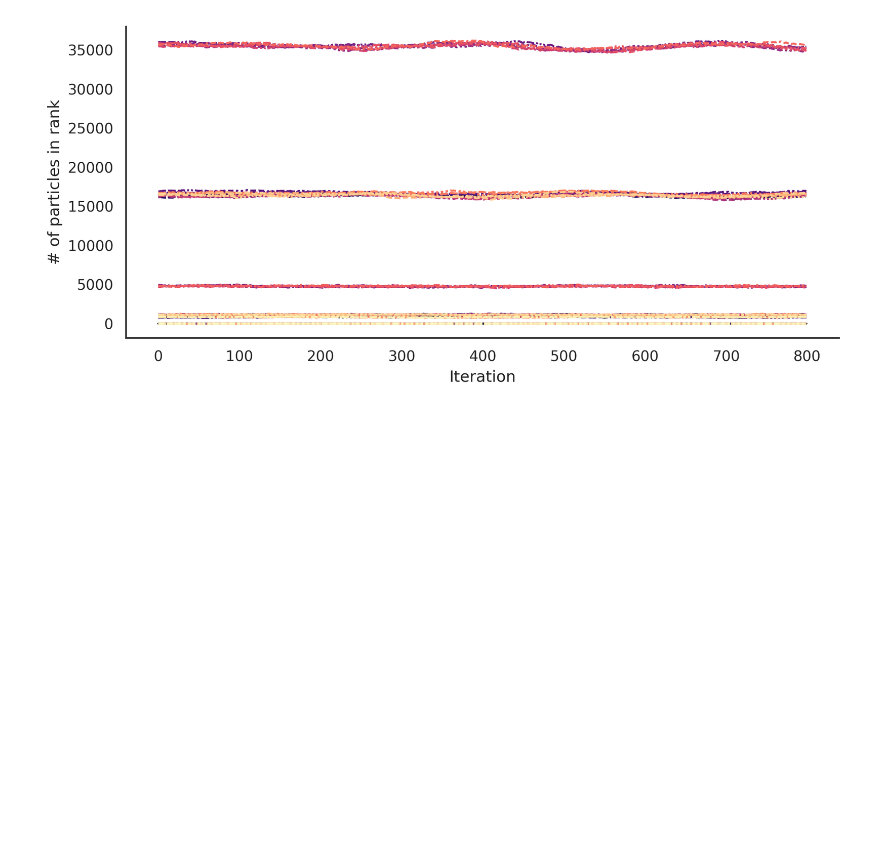
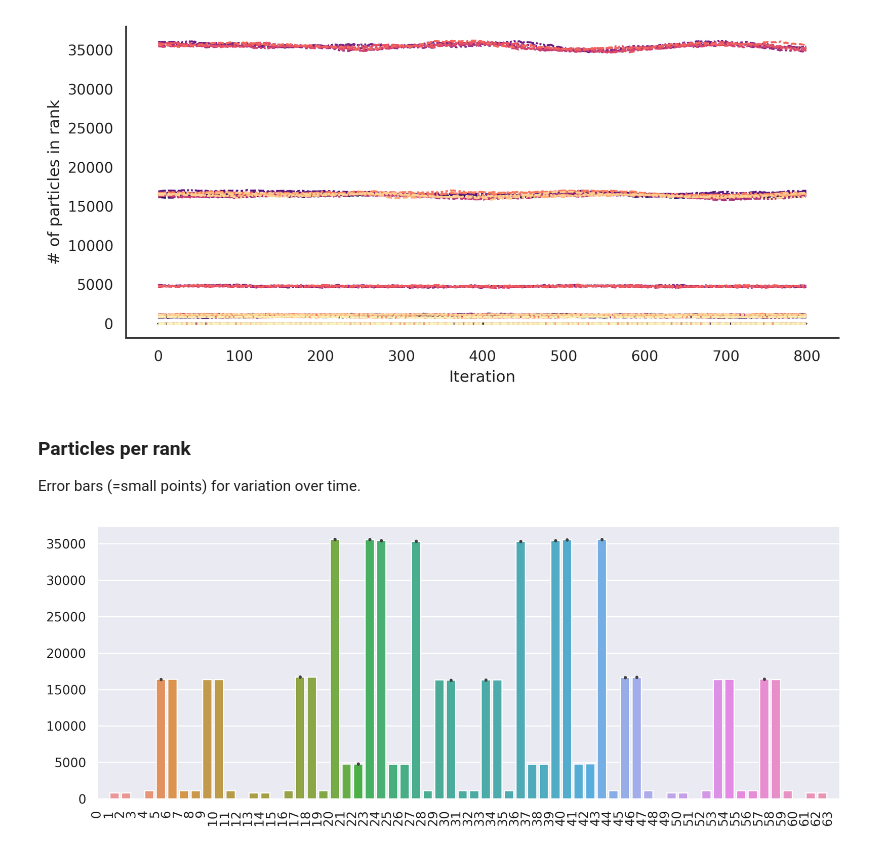
Before and after one commit to esa/LADDS, a Jupyter notebook: notebooks/MPI Rank Traversal Analysis.ipynb, the cells around one changed output. Drawn from its saved outputs; the diff is of its cells as text; code cells hidden in the pictures; blank space fills up the shorter version.

```diff
--- a/notebooks/MPI Rank Traversal Analysis.ipynb
+++ b/notebooks/MPI Rank Traversal Analysis.ipynb
@@ -106,3 +102,16 @@ plt.gcf().set_dpi(300)
 sns.set()
 # %% [output]
 [figure]
+# %% [markdown]
+### Particles per rank
+Error bars (=small points) for variation over time.
+# %%
+data = np.transpose(rank_load)
+ax = sns.barplot(data=data)
+ax.set_xticklabels(ax.get_xticklabels(), rotation=90, ha="right")
+plt.gcf().set_size_inches(10, 4)
+plt.gcf().set_dpi(300)
+plt.tight_layout()
+sns.set()
+# %% [output]
+[figure, added]
```
Also changed, not shown: parts of 4 cells of this notebook.
